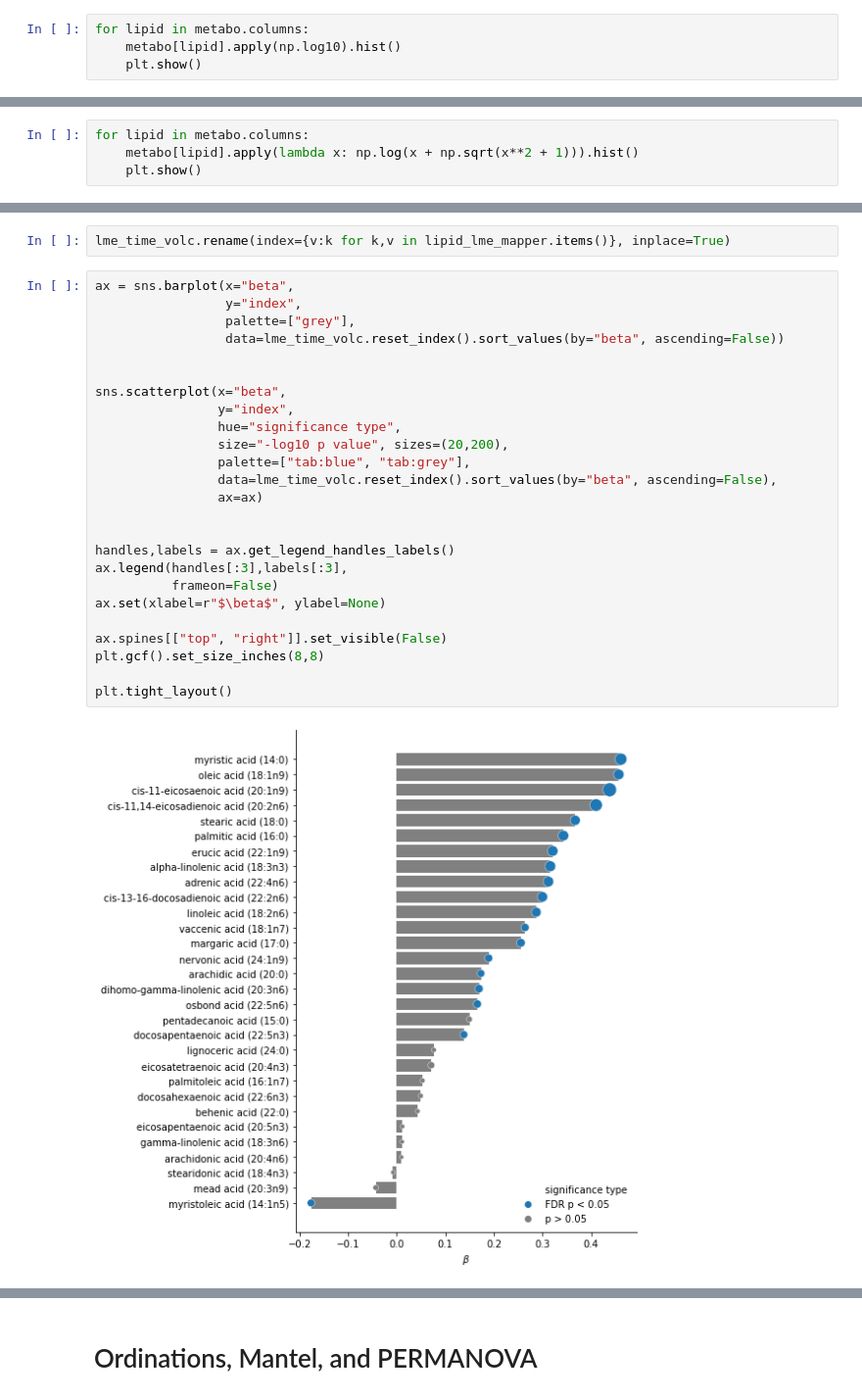
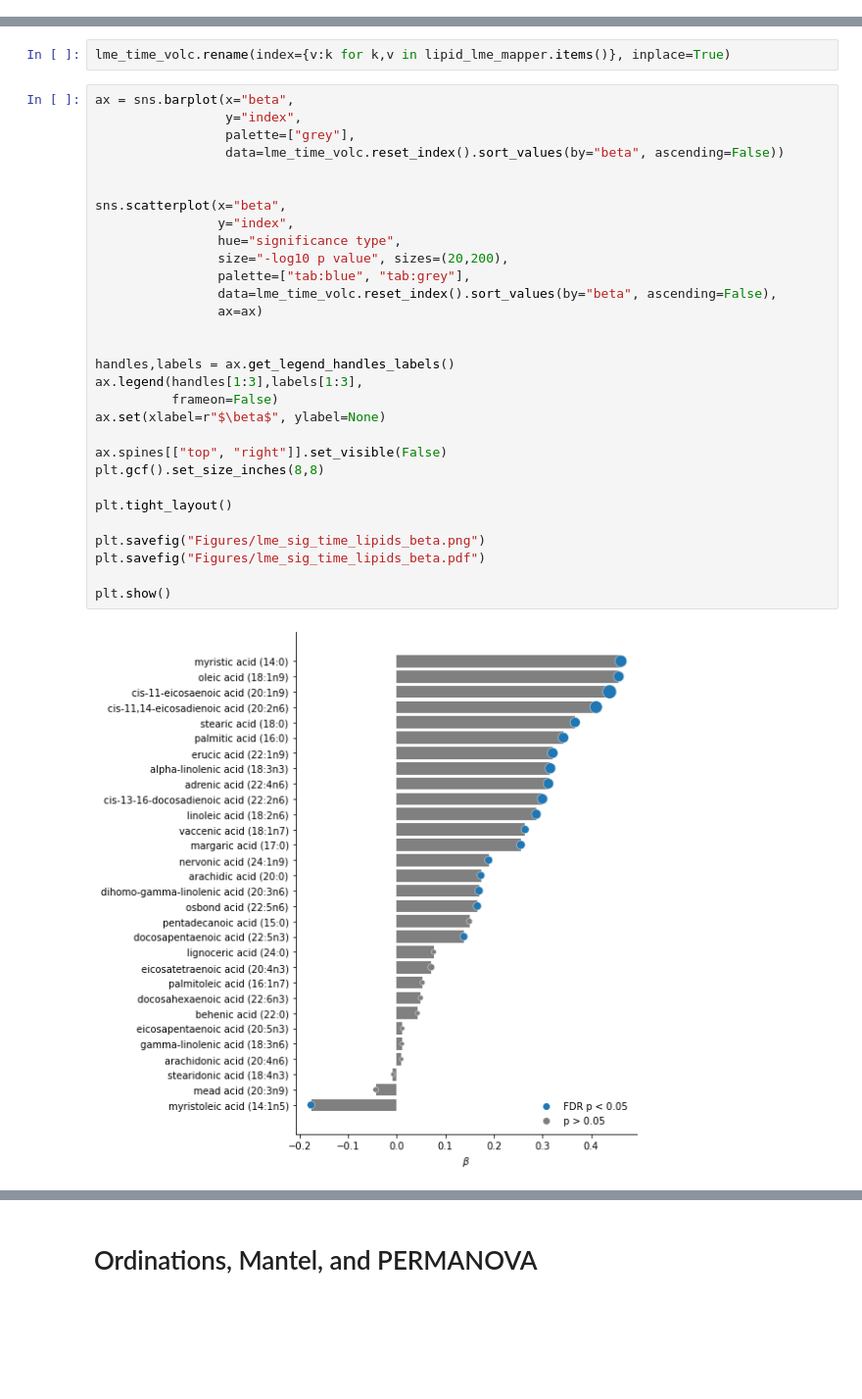
Before and after one commit to sterrettJD/Breastfed-Neonates, a Jupyter notebook: Metabolome.ipynb, the cells around one changed output, grey strips where cells are left out. Shown at 98% size. Saved outputs shown, nothing was run; the diff lists cells and outputs as text; blank space fills up the shorter version.

```diff
--- a/Metabolome.ipynb
+++ b/Metabolome.ipynb
@@ -274,7 +274,3 @@ pear_time_volc[pear_time_volc["p"]<0.05]
 | docosapentaenoic acid (22:5n3) | 0.043085 | 0.445292 | 1.365675 |
 # %% [markdown]
 ### Mixed effects models
-# %%
-for lipid in metabo.columns:
-    metabo[lipid].apply(np.log10).hist()
-    plt.show()
@@ -295,4 +276,0 @@ for lipid in metabo.columns:
-# %%
-for lipid in metabo.columns:
-    metabo[lipid].apply(lambda x: np.log(x + np.sqrt(x**2 + 1))).hist()
-    plt.show()
@@ -368,30 +312,35 @@ lme_time_volc.rename(index={v:k for k,v in lipid_lme_mapper.items()}, inplace=Tr
 # %%
 ax = sns.barplot(x="beta",
                  y="index",
                  palette=["grey"],
                  data=lme_time_volc.reset_index().sort_values(by="beta", ascending=False))
 
 
 sns.scatterplot(x="beta",
                 y="index",
                 hue="significance type",
                 size="-log10 p value", sizes=(20,200),
                 palette=["tab:blue", "tab:grey"],
                 data=lme_time_volc.reset_index().sort_values(by="beta", ascending=False),
                 ax=ax)
 
 
 handles,labels = ax.get_legend_handles_labels()
-ax.legend(handles[:3],labels[:3],
+ax.legend(handles[1:3],labels[1:3],
           frameon=False)
 ax.set(xlabel=r"$\beta$", ylabel=None)
 
 ax.spines[["top", "right"]].set_visible(False)
 plt.gcf().set_size_inches(8,8)
 
 plt.tight_layout()
+
+plt.savefig("Figures/lme_sig_time_lipids_beta.png")
+plt.savefig("Figures/lme_sig_time_lipids_beta.pdf")
+
+plt.show()
 # %% [output]
-[figure, old version]
+[figure, new version]
 # %%
 ax = sns.scatterplot(y="-log10 p value",x="beta",
                      hue="significance type",
```
Also changed, not shown: parts of 8 cells of this notebook.
